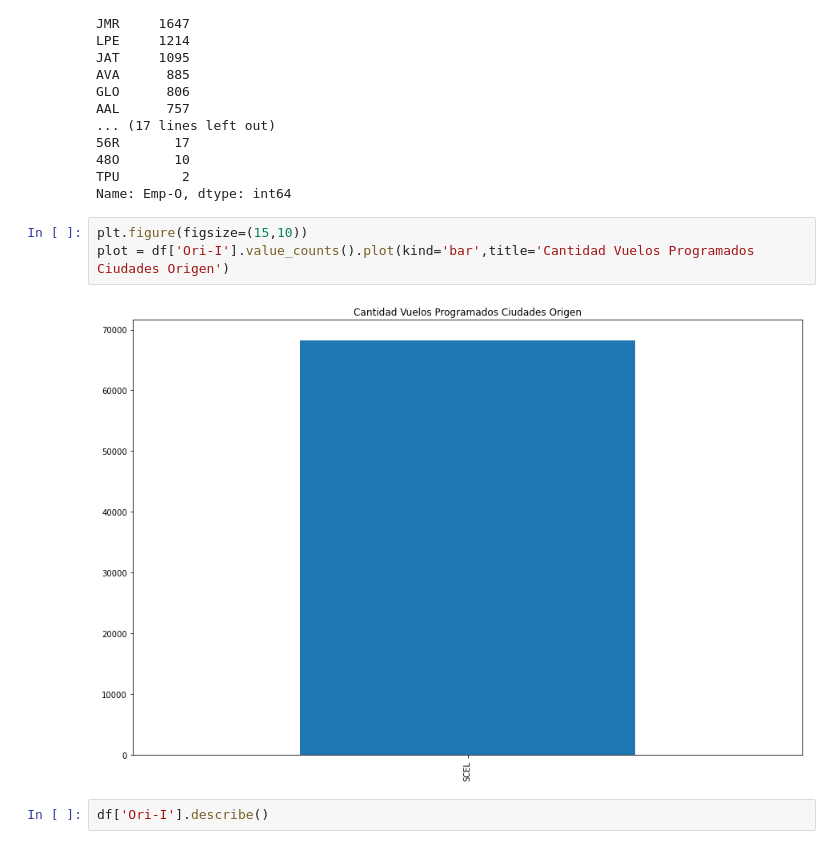
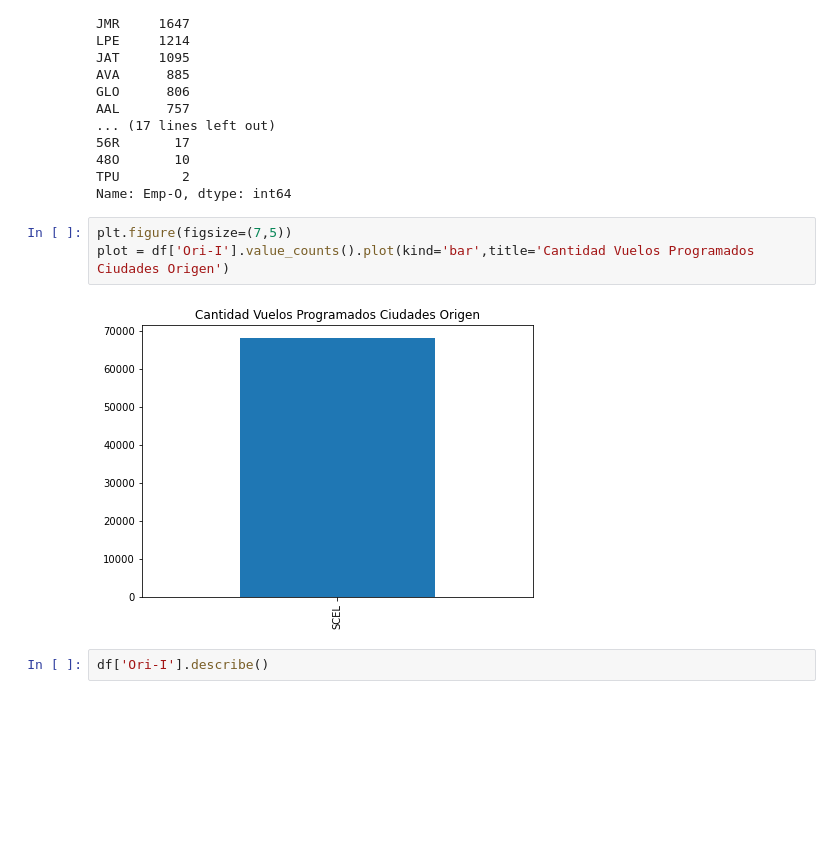
Before and after one commit to RoberttoMY/Data-Scientist-Challenge---LATAM-Airlines, a Jupyter notebook: Desafio Data Scientist LATAM Airlines.ipynb, the cells around one changed output. Cells and saved outputs as stored; diff of their text form; blank space fills up the shorter version.

```diff
--- a/Desafio Data Scientist LATAM Airlines.ipynb
+++ b/Desafio Data Scientist LATAM Airlines.ipynb
@@ -143,10 +242,10 @@ AAL      757
 TPU        2
 Name: Emp-O, dtype: int64
 # %%
-plt.figure(figsize=(15,10))
+plt.figure(figsize=(7,5))
 plot = df['Ori-I'].value_counts().plot(kind='bar',title='Cantidad Vuelos Programados Ciudades Origen')
 # %% [output]
-[figure, old version]
+[figure, new version]
 # %%
 df['Ori-I'].describe()
 # %% [output]
```
Also changed, not shown: parts of 91 cells of this notebook.
